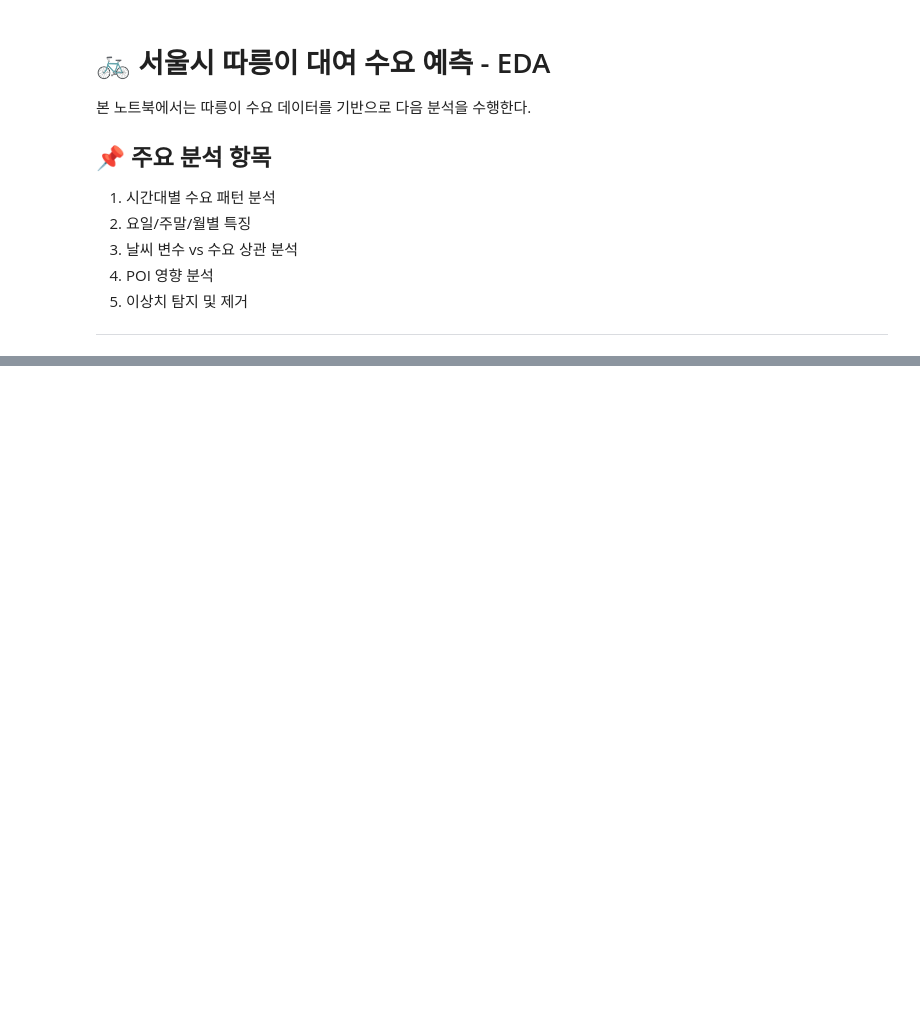
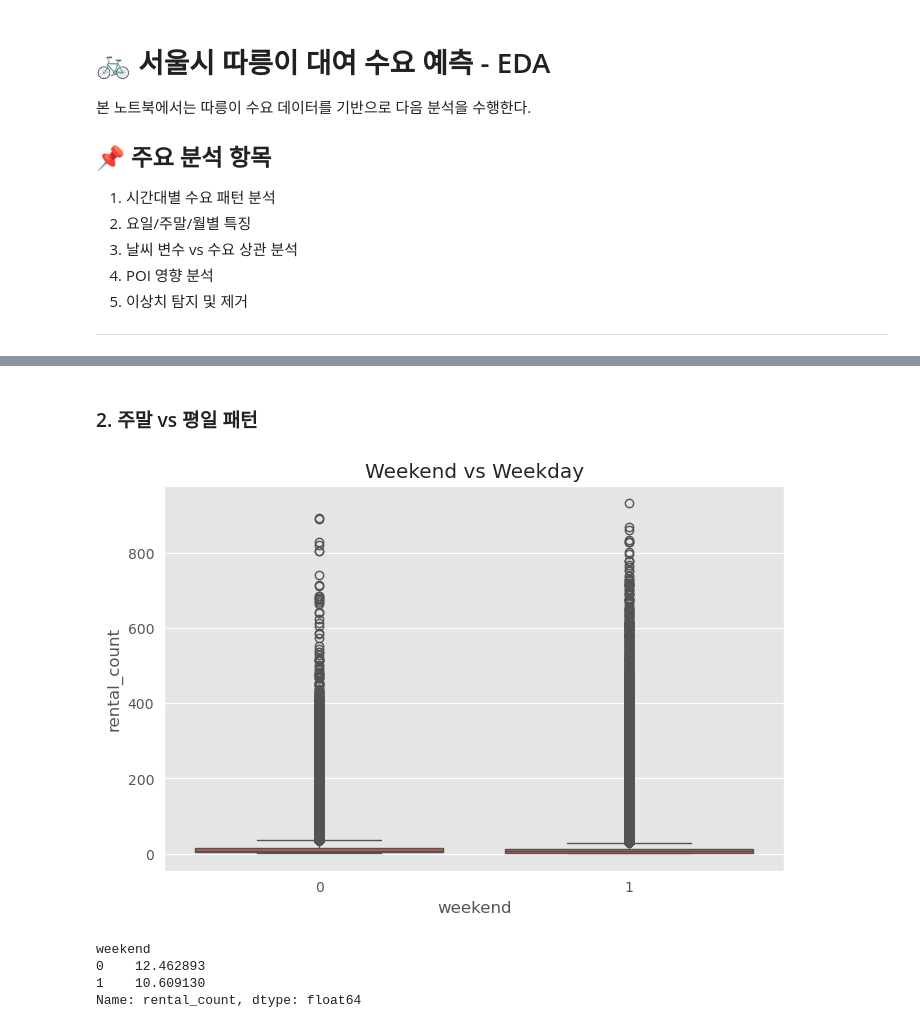
Before and after one commit to cbnu-yhjeon/PROJECT-Bicyle-Demand-Forecasting, a Jupyter notebook: notebooks/EDA/Seoul_Data_EDA.ipynb, the cells around one changed output, grey strips where cells are left out. Saved outputs shown, nothing was run; the diff lists cells and outputs as text; code cells hidden in the pictures; blank space fills up the shorter version.

```diff
--- a/notebooks/EDA/Seoul_Data_EDA.ipynb
+++ b/notebooks/EDA/Seoul_Data_EDA.ipynb
@@ -24,0 +111,15 @@ FileNotFoundError: [Errno 2] No such file or directory: '/home/avg/PROJECT-Bicyc
+# %% [markdown]
+### 2. 주말 vs 평일 패턴
+# %%
+plt.figure(figsize=(8,5))
+sns.boxplot(data=df, x="weekend", y="rental_count")
+plt.title("Weekend vs Weekday")
+plt.show()
+
+df.groupby("weekend")["rental_count"].mean()
+# %% [output]
+[figure, added]
+weekend
+0    12.462893
+1    10.609130
+Name: rental_count, dtype: float64
```
Also changed, not shown: parts of 26 cells of this notebook, 5 other files.
